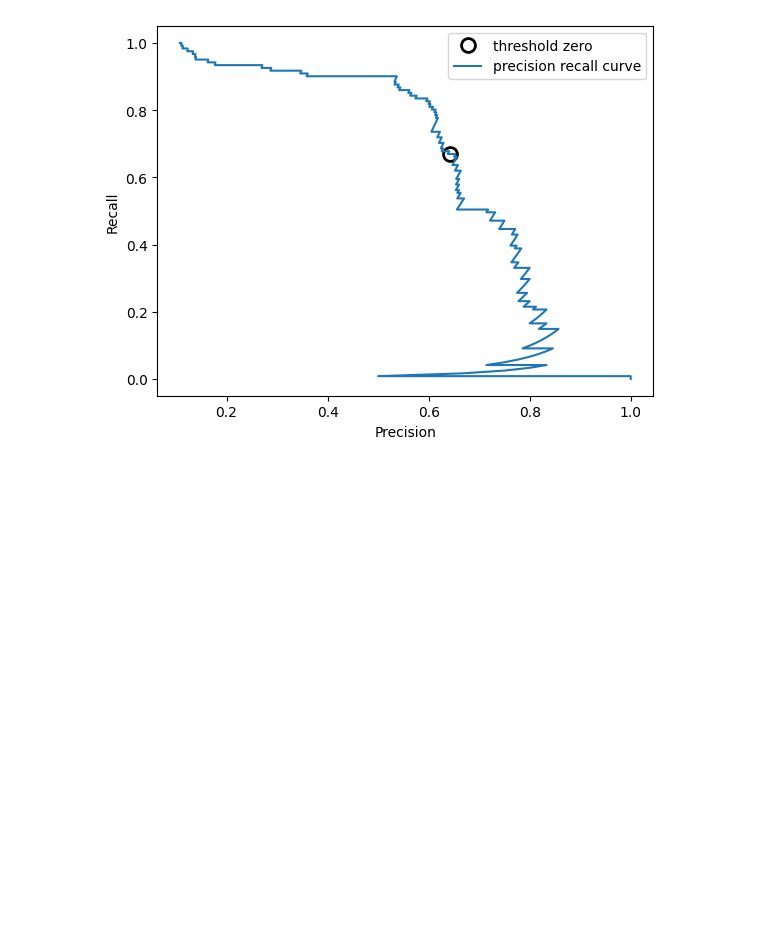
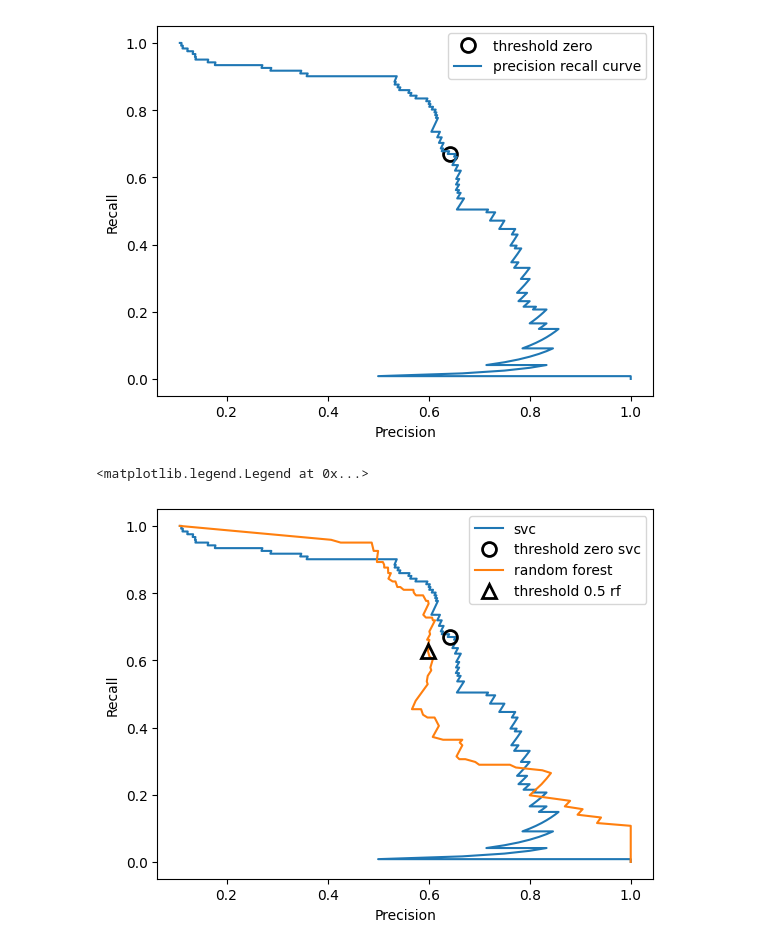
Before and after one commit to 012kirby210/mg-scikitlearn, a Jupyter notebook: [Evaluation] Courbes ROC.ipynb, the cells around one changed output. Saved outputs shown, nothing was run; the diff lists cells and outputs as text; code cells hidden in the pictures; blank space fills up the shorter version.

```diff
--- a/[Evaluation] Courbes ROC.ipynb
+++ b/[Evaluation] Courbes ROC.ipynb
@@ -85,3 +82,26 @@ plt.legend(loc="best")
 # %% [output]
 <matplotlib.legend.Legend at 0x...>
 [figure]
+# %%
+# en comparant la courbe pour un RandomForestClassifier
+from sklearn.ensemble import RandomForestClassifier
+
+rf = RandomForestClassifier(n_estimators=100, random_state=0, max_features=2)
+rf.fit(X_train, y_train)
+precision_rf, recall_rf, thresholds_rf = precision_recall_curve( y_test, rf.predict_proba(X_test)[:,1])
+
+plt.plot(precision, recall, label="svc")
+plt.plot(precision[close_zero], recall[close_zero],'o',markersize=10,
+         label="threshold zero svc", fillstyle="none", c='k', mew=2)
+
+plt.plot(precision_rf, recall_rf, label="random forest")
+close_default_rf = np.argmin(np.abs(thresholds_rf - 0.5))
+plt.plot(precision_rf[close_default_rf], recall_rf[close_default_rf],'^',markersize=10,
+         label="threshold 0.5 rf", fillstyle="none", c='k', mew=2)
+
+plt.xlabel("Precision")
+plt.ylabel("Recall")
+plt.legend(loc="best")
+# %% [output]
+<matplotlib.legend.Legend at 0x...>
+[figure, added]
```
Also changed, not shown: parts of 5 cells of this notebook.
